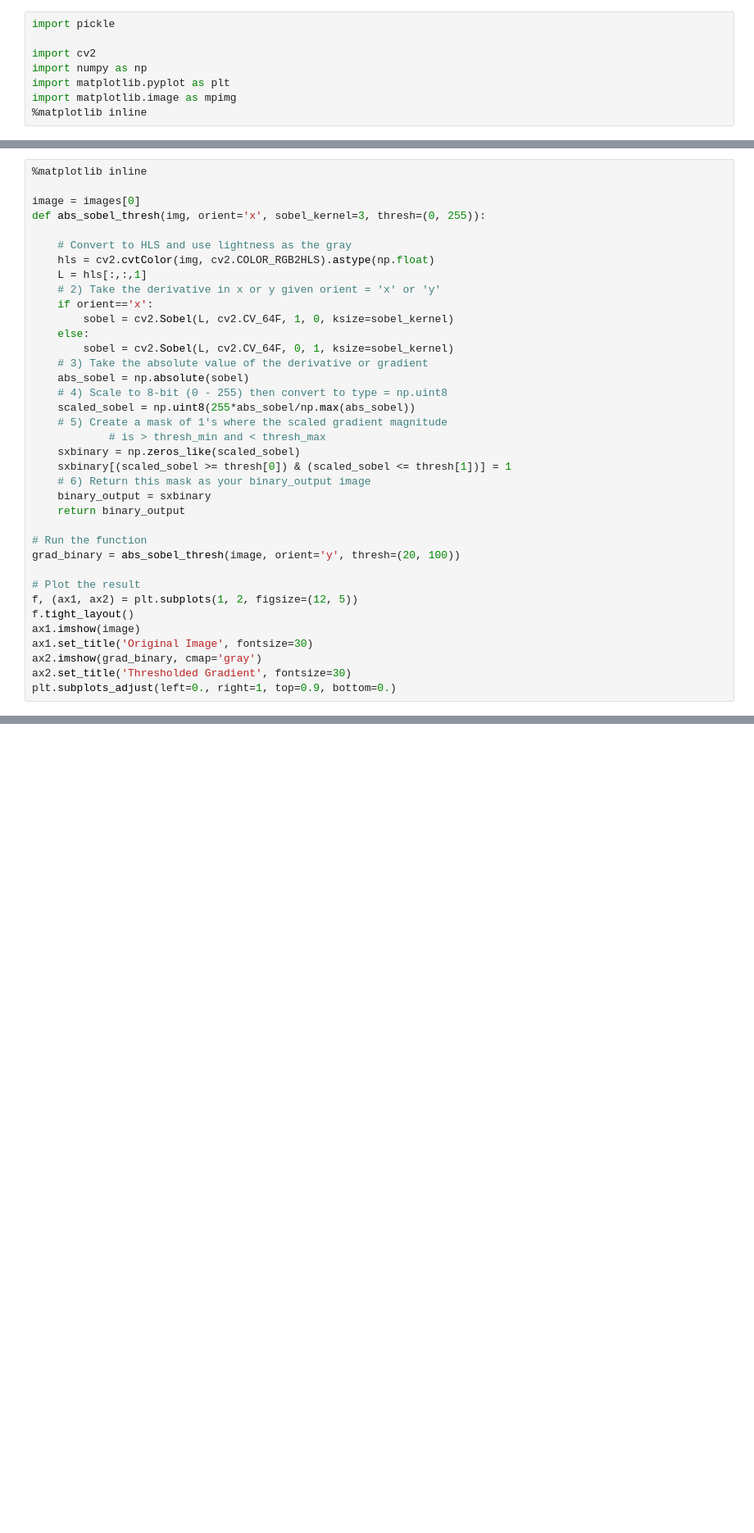
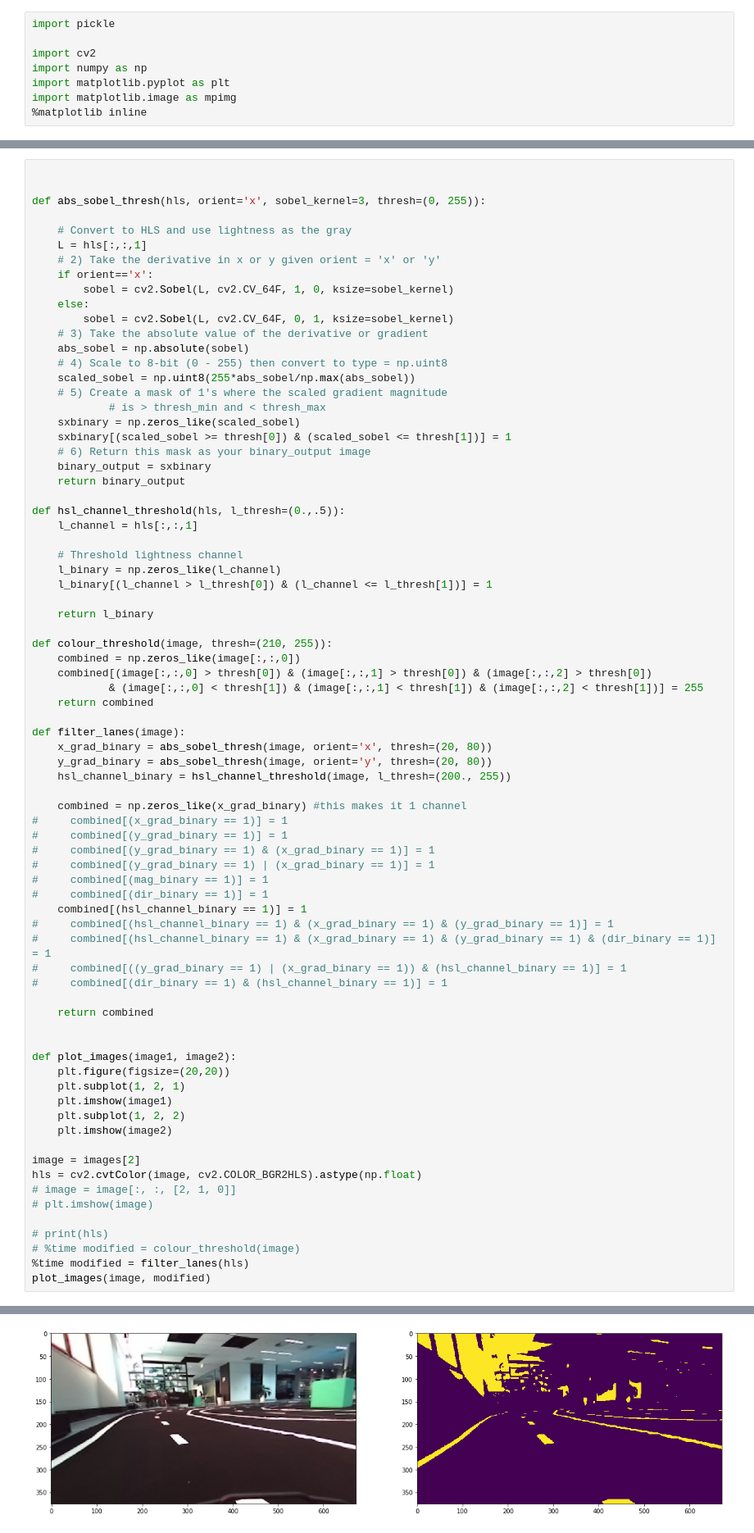
Before and after one commit to wallarug/startcon2017-mit, a Jupyter notebook: notebooks/opencv.ipynb, the cells around one changed output, grey strips where cells are left out. Shown at 82% size. Drawn from its saved outputs; the diff is of its cells as text; blank space fills up the shorter version.

```diff
--- a/notebooks/opencv.ipynb
+++ b/notebooks/opencv.ipynb
@@ -22,11 +31,9 @@ image.shape
 # %%
-%matplotlib inline
 
-image = images[0]
-def abs_sobel_thresh(img, orient='x', sobel_kernel=3, thresh=(0, 255)):
+
+def abs_sobel_thresh(hls, orient='x', sobel_kernel=3, thresh=(0, 255)):
 
     # Convert to HLS and use lightness as the gray
-    hls = cv2.cvtColor(img, cv2.COLOR_RGB2HLS).astype(np.float)
     L = hls[:,:,1]
     # 2) Take the derivative in x or y given orient = 'x' or 'y'
     if orient=='x':
@@ -45,14 +52,56 @@ def abs_sobel_thresh(img, orient='x', sobel_kernel=3, thresh=(0, 255)):
     binary_output = sxbinary
     return binary_output
 
-# Run the function
-grad_binary = abs_sobel_thresh(image, orient='y', thresh=(20, 100))
+def hsl_channel_threshold(hls, l_thresh=(0.,.5)):
+    l_channel = hls[:,:,1]
 
-# Plot the result
-f, (ax1, ax2) = plt.subplots(1, 2, figsize=(12, 5))
-f.tight_layout()
-ax1.imshow(image)
-ax1.set_title('Original Image', fontsize=30)
-ax2.imshow(grad_binary, cmap='gray')
-ax2.set_title('Thresholded Gradient', fontsize=30)
-plt.subplots_adjust(left=0., right=1, top=0.9, bottom=0.)
+    # Threshold lightness channel
+    l_binary = np.zeros_like(l_channel)
+    l_binary[(l_channel > l_thresh[0]) & (l_channel <= l_thresh[1])] = 1
+
+    return l_binary
+
+def colour_threshold(image, thresh=(210, 255)):
+    combined = np.zeros_like(image[:,:,0])
+    combined[(image[:,:,0] > thresh[0]) & (image[:,:,1] > thresh[0]) & (image[:,:,2] > thresh[0])
+            & (image[:,:,0] < thresh[1]) & (image[:,:,1] < thresh[1]) & (image[:,:,2] < thresh[1])] = 255
+    return combined
+
+def filter_lanes(image):
+    x_grad_binary = abs_sobel_thresh(image, orient='x', thresh=(20, 80))
+    y_grad_binary = abs_sobel_thresh(image, orient='y', thresh=(20, 80))
+    hsl_channel_binary = hsl_channel_threshold(image, l_thresh=(200., 255))
+
+    combined = np.zeros_like(x_grad_binary) #this makes it 1 channel
+#     combined[(x_grad_binary == 1)] = 1
+#     combined[(y_grad_binary == 1)] = 1
+#     combined[(y_grad_binary == 1) & (x_grad_binary == 1)] = 1
+#     combined[(y_grad_binary == 1) | (x_grad_binary == 1)] = 1
+#     combined[(mag_binary == 1)] = 1
+#     combined[(dir_binary == 1)] = 1
+    combined[(hsl_channel_binary == 1)] = 1
+#     combined[(hsl_channel_binary == 1) & (x_grad_binary == 1) & (y_grad_binary == 1)] = 1
+#     combined[(hsl_channel_binary == 1) & (x_grad_binary == 1) & (y_grad_binary == 1) & (dir_binary == 1)] = 1
+#     combined[((y_grad_binary == 1) | (x_grad_binary == 1)) & (hsl_channel_binary == 1)] = 1
+#     combined[(dir_binary == 1) & (hsl_channel_binary == 1)] = 1
+
+    return combined
+
+
+def plot_images(image1, image2):
+    plt.figure(figsize=(20,20))
+    plt.subplot(1, 2, 1)
+    plt.imshow(image1)
+    plt.subplot(1, 2, 2)
+    plt.imshow(image2)
+
+image = images[2]
+hls = cv2.cvtColor(image, cv2.COLOR_BGR2HLS).astype(np.float)
+# image = image[:, :, [2, 1, 0]]
+# plt.imshow(image)
+
+# print(hls)
+# %time modified = colour_threshold(image)
+%time modified = filter_lanes(hls)
+plot_images(image, modified)
+# %% [output]
@@ -58,0 +110 @@ plt.subplots_adjust(left=0., right=1, top=0.9, bottom=0.)
+[figure, added]
```
Also changed, not shown: parts of 23 cells of this notebook, 2 other files.
